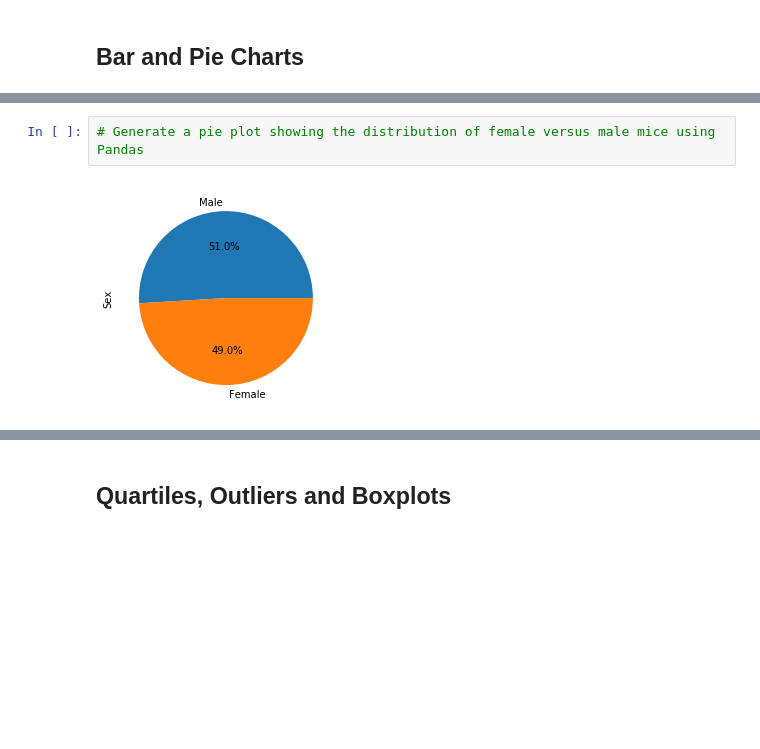
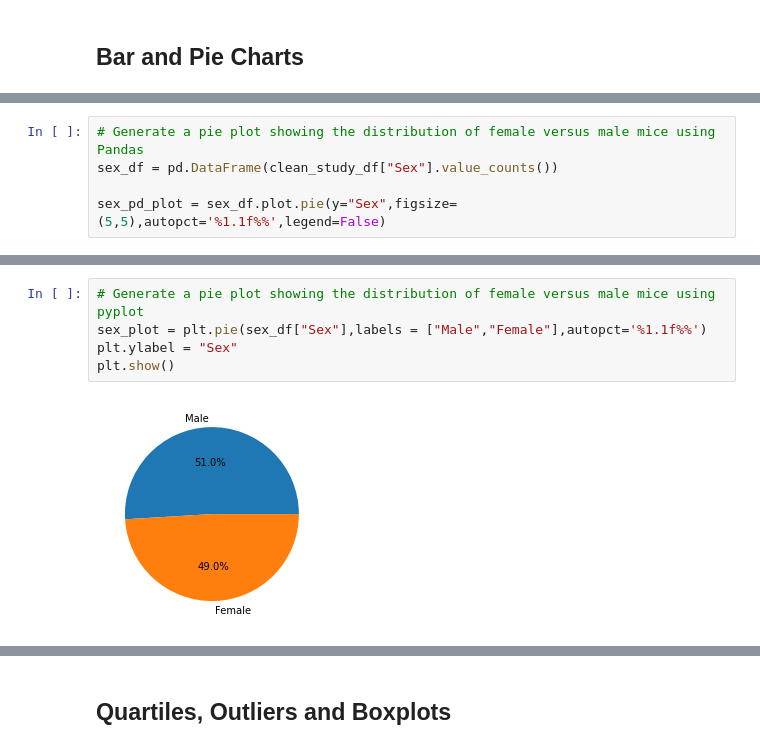
Before and after one commit to rhisehl/Cancer-Research-Report, a Jupyter notebook: pymaceuticals_analysis.ipynb, the cells around one changed output, grey strips where cells are left out. Drawn from its saved outputs; the diff is of its cells as text; blank space fills up the shorter version.

Commit message:
Added Bar and Pie Charts
Still need to add Y label to pie chart from pyplot

```diff
--- a/pymaceuticals_analysis.ipynb
+++ b/pymaceuticals_analysis.ipynb
@@ -126,0 +136,5 @@ summary_df
+# %%
+# Generate a pie plot showing the distribution of female versus male mice using Pandas
+sex_df = pd.DataFrame(clean_study_df["Sex"].value_counts())
+
+sex_pd_plot = sex_df.plot.pie(y="Sex",figsize=(5,5),autopct='%1.1f%%',legend=False)
@@ -127,4 +143,7 @@ summary_df
 # %%
-# Generate a pie plot showing the distribution of female versus male mice using Pandas
+# Generate a pie plot showing the distribution of female versus male mice using pyplot
+sex_plot = plt.pie(sex_df["Sex"],labels = ["Male","Female"],autopct='%1.1f%%')
+plt.ylabel = "Sex"
+plt.show()
 # %% [output]
-[figure, old version]
+[figure, new version]
```
Also changed, not shown: parts of 6 cells of this notebook.
